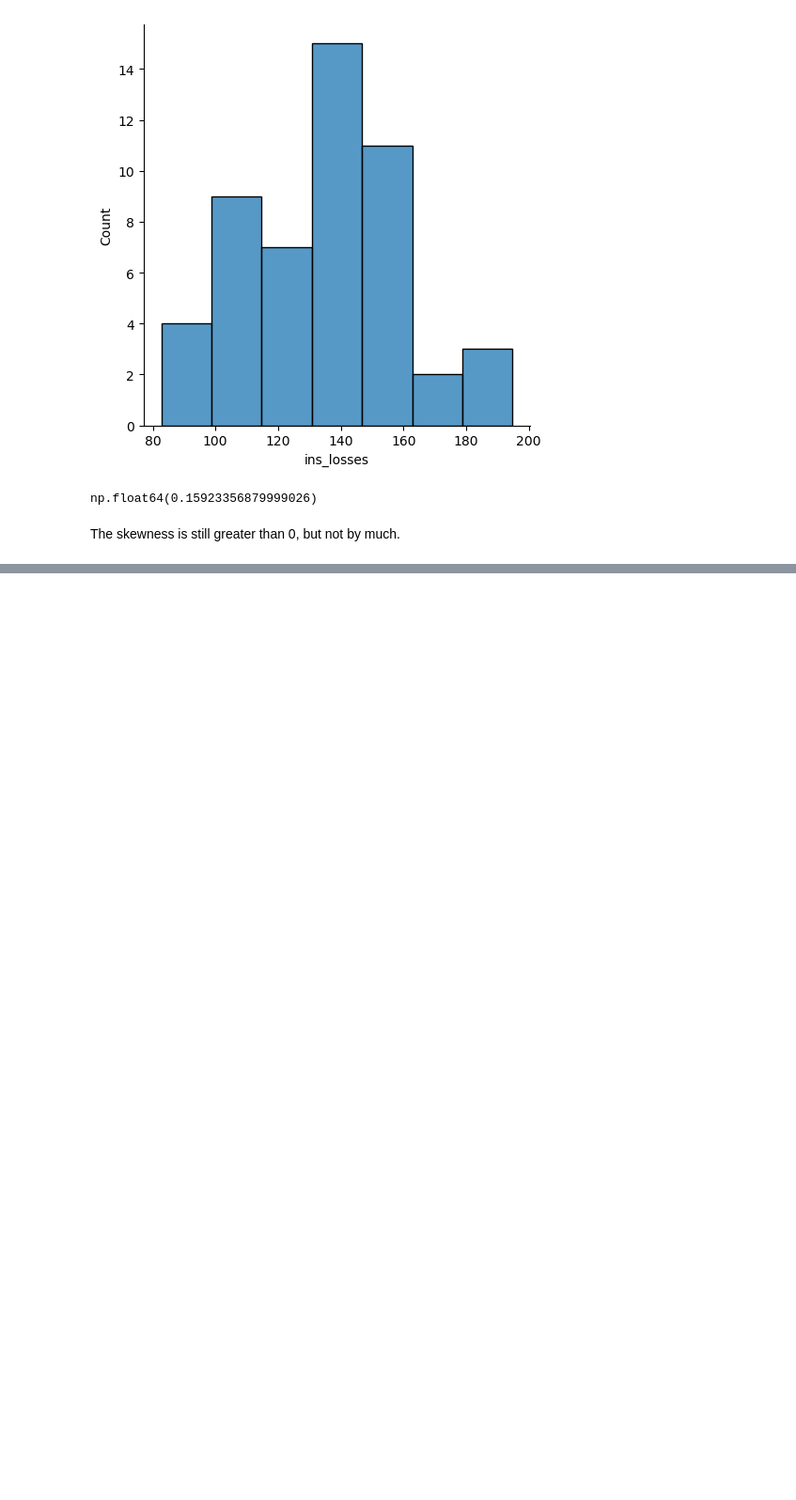
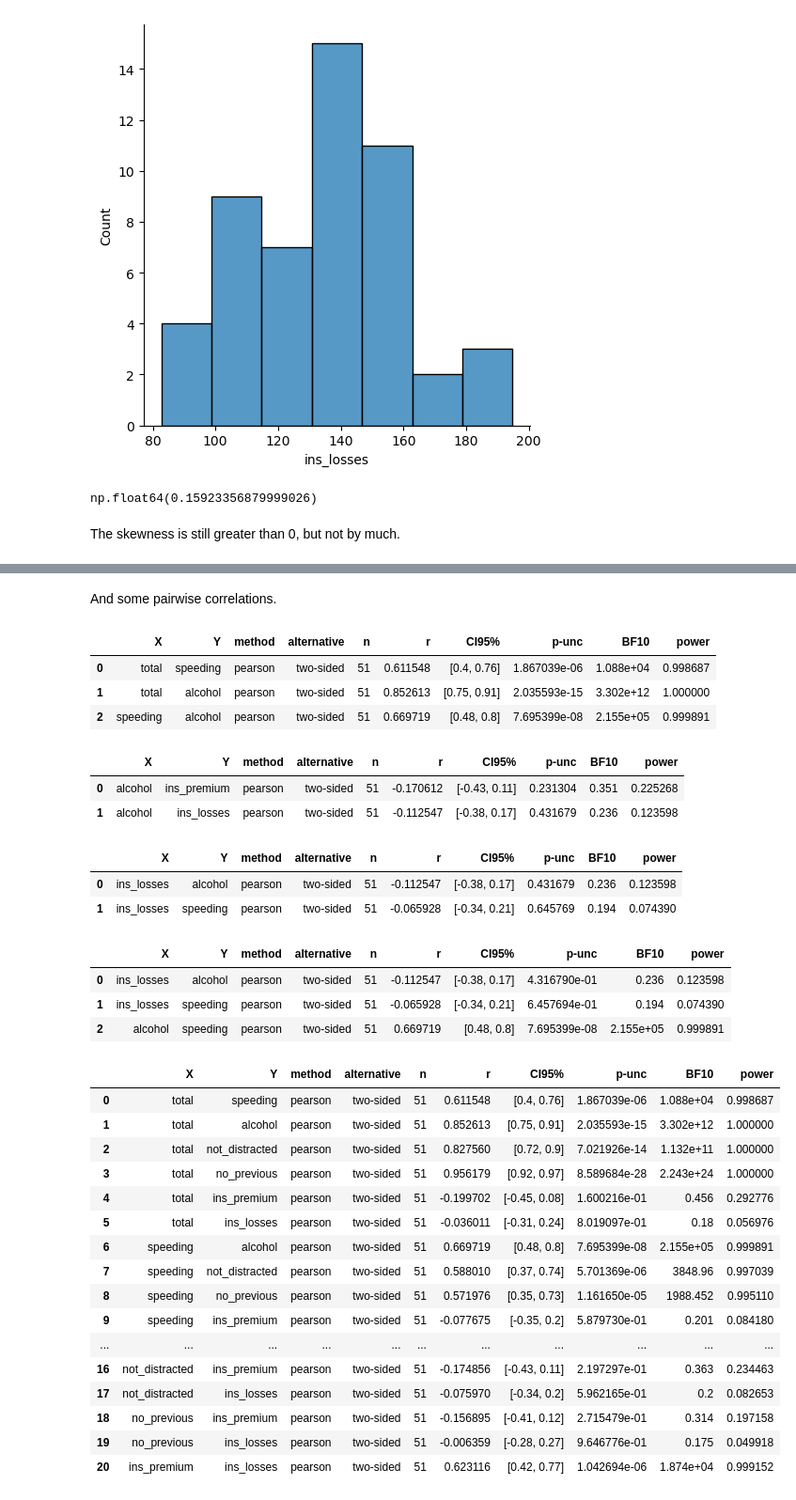
Before and after one commit to ddelony/stats, a Jupyter notebook: crashes.ipynb, the cells around one changed output, grey strips where cells are left out. Shown: that part at 94% size. Drawn from its saved outputs; the diff is of its cells as text; code cells hidden in the pictures; blank space fills up the shorter version.

```diff
--- a/crashes.ipynb
+++ b/crashes.ipynb
@@ -131,0 +135,5 @@ The equation is $y = -0.7608 + 0.3577x$. The coefficient p-value is 0, so there
+# %%
+import pingouin as pg
+crashes = sns.load_dataset("car_crashes")
+model = pg.linear_regression(crashes['total'],crashes['alcohol'])
+model.round(2)
@@ -317,0 +382,48 @@ The skewness is still greater than 0, but not by much.
+# %% [markdown]
+And some pairwise correlations.
+# %%
+pg.pairwise_corr(crashes,columns=["total","speeding","alcohol"])
+# %% [output]
+|  | X | Y | method | alternative | n | r | CI95% | p-unc | BF10 | power |
+| 0 | total | speeding | pearson | two-sided | 51 | 0.611548 | [0.4, 0.76] | 1.867039e-06 | 1.088e+04 | 0.998687 |
+| 1 | total | alcohol | pearson | two-sided | 51 | 0.852613 | [0.75, 0.91] | 2.035593e-15 | 3.302e+12 | 1.000000 |
+| 2 | speeding | alcohol | pearson | two-sided | 51 | 0.669719 | [0.48, 0.8] | 7.695399e-08 | 2.155e+05 | 0.999891 |
+# %%
+pg.pairwise_corr(crashes,columns=[["alcohol"],["ins_premium","ins_losses"]])
+# %% [output]
+|  | X | Y | method | alternative | n | r | CI95% | p-unc | BF10 | power |
+| 0 | alcohol | ins_premium | pearson | two-sided | 51 | -0.170612 | [-0.43, 0.11] | 0.231304 | 0.351 | 0.225268 |
+| 1 | alcohol | ins_losses | pearson | two-sided | 51 | -0.112547 | [-0.38, 0.17] | 0.431679 | 0.236 | 0.123598 |
+# %%
+pg.pairwise_corr(crashes,columns=[["ins_losses"],["alcohol","speeding"]])
+# %% [output]
+|  | X | Y | method | alternative | n | r | CI95% | p-unc | BF10 | power |
+| 0 | ins_losses | alcohol | pearson | two-sided | 51 | -0.112547 | [-0.38, 0.17] | 0.431679 | 0.236 | 0.123598 |
+| 1 | ins_losses | speeding | pearson | two-sided | 51 | -0.065928 | [-0.34, 0.21] | 0.645769 | 0.194 | 0.074390 |
+# %%
+pg.pairwise_corr(crashes,columns=["ins_losses","alcohol","speeding"])
+# %% [output]
+|  | X | Y | method | alternative | n | r | CI95% | p-unc | BF10 | power |
+| 0 | ins_losses | alcohol | pearson | two-sided | 51 | -0.112547 | [-0.38, 0.17] | 4.316790e-01 | 0.236 | 0.123598 |
+| 1 | ins_losses | speeding | pearson | two-sided | 51 | -0.065928 | [-0.34, 0.21] | 6.457694e-01 | 0.194 | 0.074390 |
+| 2 | alcohol | speeding | pearson | two-sided | 51 | 0.669719 | [0.48, 0.8] | 7.695399e-08 | 2.155e+05 | 0.999891 |
+# %%
+pg.pairwise_corr(crashes)
+# %% [output]
+|  | X | Y | method | alternative | n | r | CI95% | p-unc | BF10 | power |
+| 0 | total | speeding | pearson | two-sided | 51 | 0.611548 | [0.4, 0.76] | 1.867039e-06 | 1.088e+04 | 0.998687 |
+| 1 | total | alcohol | pearson | two-sided | 51 | 0.852613 | [0.75, 0.91] | 2.035593e-15 | 3.302e+12 | 1.000000 |
+| 2 | total | not_distracted | pearson | two-sided | 51 | 0.827560 | [0.72, 0.9] | 7.021926e-14 | 1.132e+11 | 1.000000 |
+| 3 | total | no_previous | pearson | two-sided | 51 | 0.956179 | [0.92, 0.97] | 8.589684e-28 | 2.243e+24 | 1.000000 |
+| 4 | total | ins_premium | pearson | two-sided | 51 | -0.199702 | [-0.45, 0.08] | 1.600216e-01 | 0.456 | 0.292776 |
+| 5 | total | ins_losses | pearson | two-sided | 51 | -0.036011 | [-0.31, 0.24] | 8.019097e-01 | 0.18 | 0.056976 |
+| 6 | speeding | alcohol | pearson | two-sided | 51 | 0.669719 | [0.48, 0.8] | 7.695399e-08 | 2.155e+05 | 0.999891 |
+| 7 | speeding | not_distracted | pearson | two-sided | 51 | 0.588010 | [0.37, 0.74] | 5.701369e-06 | 3848.96 | 0.997039 |
+| 8 | speeding | no_previous | pearson | two-sided | 51 | 0.571976 | [0.35, 0.73] | 1.161650e-05 | 1988.452 | 0.995110 |
+| 9 | speeding | ins_premium | pearson | two-sided | 51 | -0.077675 | [-0.35, 0.2] | 5.879730e-01 | 0.201 | 0.084180 |
+| ... | ... | ... | ... | ... | ... | ... | ... | ... | ... | ... |
+| 16 | not_distracted | ins_premium | pearson | two-sided | 51 | -0.174856 | [-0.43, 0.11] | 2.197297e-01 | 0.363 | 0.234463 |
+| 17 | not_distracted | ins_losses | pearson | two-sided | 51 | -0.075970 | [-0.34, 0.2] | 5.962165e-01 | 0.2 | 0.082653 |
+| 18 | no_previous | ins_premium | pearson | two-sided | 51 | -0.156895 | [-0.41, 0.12] | 2.715479e-01 | 0.314 | 0.197158 |
+| 19 | no_previous | ins_losses | pearson | two-sided | 51 | -0.006359 | [-0.28, 0.27] | 9.646776e-01 | 0.175 | 0.049918 |
+| 20 | ins_premium | ins_losses | pearson | two-sided | 51 | 0.623116 | [0.42, 0.77] | 1.042694e-06 | 1.874e+04 | 0.999152 |
```
Also changed, not shown: parts of 15 cells of this notebook.
